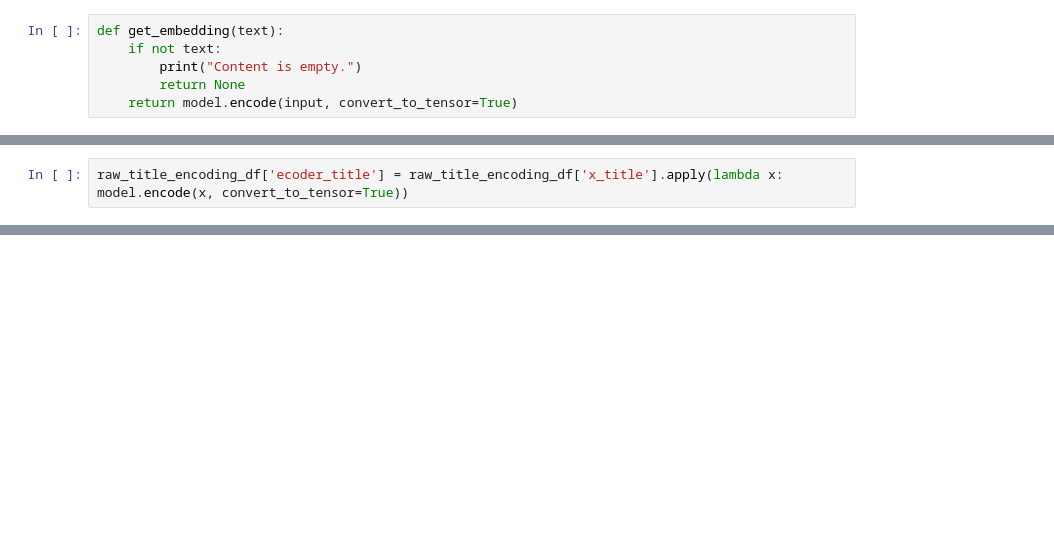
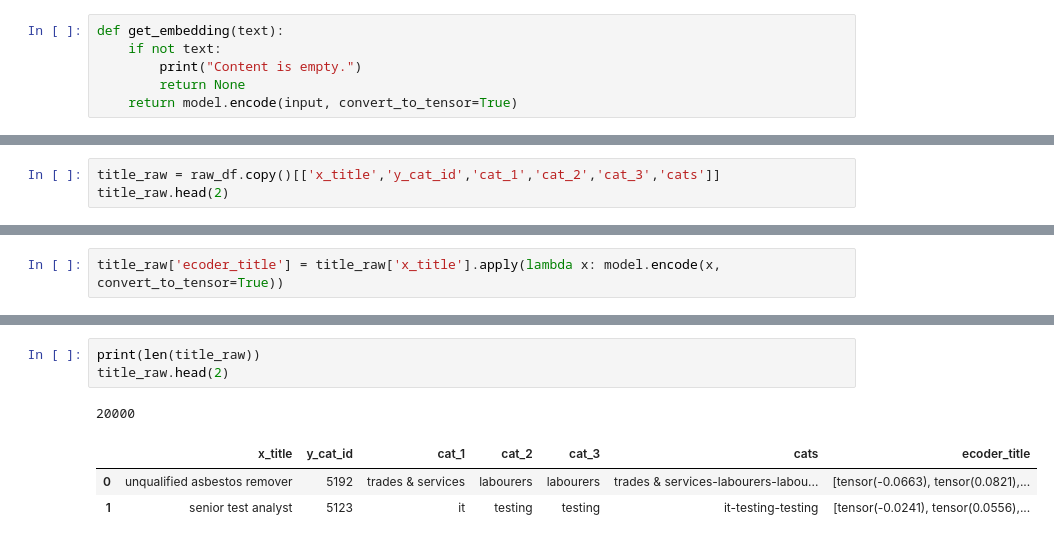
Before and after one commit to felixzhao/title_catgories_classification, a Jupyter notebook: Job_title_classification_V2.2_encoding.ipynb, the cells around one changed output, grey strips where cells are left out. Drawn from its saved outputs; the diff is of its cells as text; blank space fills up the shorter version.

```diff
--- a/Job_title_classification_V2.2_encoding.ipynb
+++ b/Job_title_classification_V2.2_encoding.ipynb
@@ -214,0 +102,3 @@ raw_title_encoding_df = raw_df.copy()
+# %%
+title_raw = raw_df.copy()[['x_title','y_cat_id','cat_1','cat_2','cat_3','cats']]
+title_raw.head(2)
@@ -215,2 +109,2 @@ raw_title_encoding_df = raw_df.copy()
 # %%
-raw_title_encoding_df['ecoder_title'] = raw_title_encoding_df['x_title'].apply(lambda x: model.encode(x, convert_to_tensor=True))
+title_raw['ecoder_title'] = title_raw['x_title'].apply(lambda x: model.encode(x, convert_to_tensor=True))
@@ -223 +111,9 @@ raw_title_encoding_df.head(2)
+# %%
+print(len(title_raw))
+title_raw.head(2)
+# %% [output]
+20000
+|  | x_title | y_cat_id | cat_1 | cat_2 | cat_3 | cats | ecoder_title |
+| 0 | unqualified asbestos remover | 5192 | trades & services | labourers | labourers | trades & services-labourers-labou... | [tensor(-0.0663), tensor(0.0821),... |
+| 1 | senior test analyst | 5123 | it | testing | testing | it-testing-testing | [tensor(-0.0241), tensor(0.0556),... |
 # %%
```
Also changed, not shown: parts of 44 cells of this notebook.
